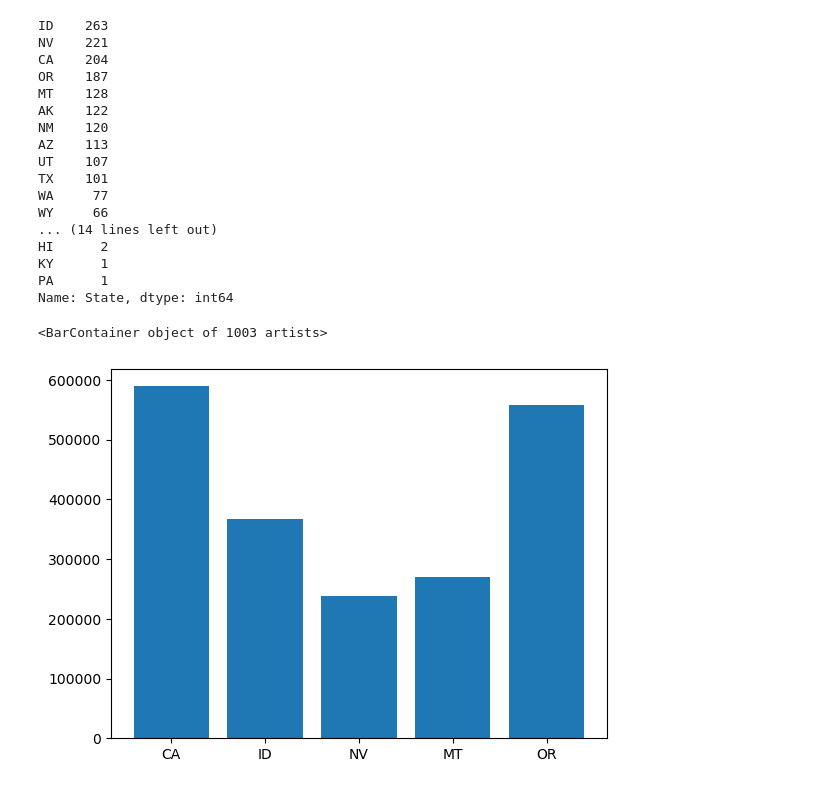
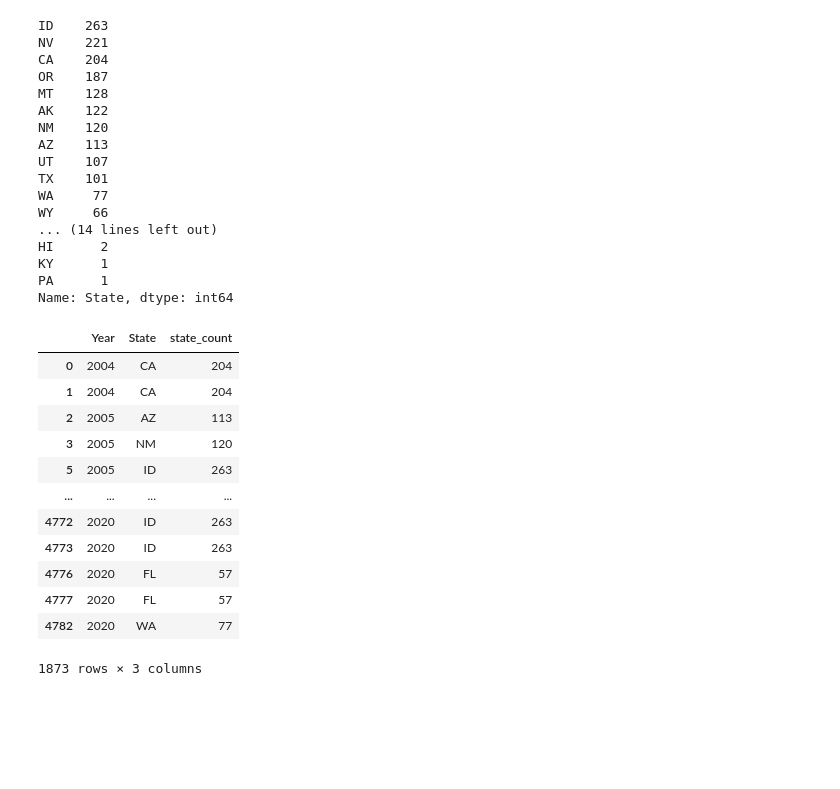
Before and after one commit to emilymees/ProjectThree, a Jupyter notebook: images/eb-data-vis.ipynb, the cells around one changed output. Saved outputs shown, nothing was run; the diff lists cells and outputs as text; code cells hidden in the pictures; blank space fills up the shorter version.

```diff
--- a/images/eb-data-vis.ipynb
+++ b/images/eb-data-vis.ipynb
@@ -266,5 +250,19 @@ mostStates_df = wildfires_clean.loc[wildfires_clean["State"].isin(["ID", "NV", "
-# %%
-plt.bar(mostStates_df["State"], mostStates_df["Fire_Size"])
-# %% [output]
-<BarContainer object of 1003 artists>
-[figure, removed]
+# %%
+# mostStates_df = wildfires_clean.loc[(wildfires_clean["State"]== "ID") | (wildfires_clean["State"] == "NV")]
+stateNumbers_df = wildfires_clean.assign(state_count=wildfires_clean['State'].map(wildfires_clean['State'].value_counts()))
+stateNumbers_df = stateNumbers_df[["Year", "State", "state_count"]]
+stateNumbers_df
+# %% [output]
+|  | Year | State | state_count |
+| 0 | 2004 | CA | 204 |
+| 1 | 2004 | CA | 204 |
+| 2 | 2005 | AZ | 113 |
+| 3 | 2005 | NM | 120 |
+| 5 | 2005 | ID | 263 |
+| ... | ... | ... | ... |
+| 4772 | 2020 | ID | 263 |
+| 4773 | 2020 | ID | 263 |
+| 4776 | 2020 | FL | 57 |
+| 4777 | 2020 | FL | 57 |
+| 4782 | 2020 | WA | 77 |
+1873 rows × 3 columns
```
Also changed, not shown: parts of 10 cells of this notebook, 2 other files.
